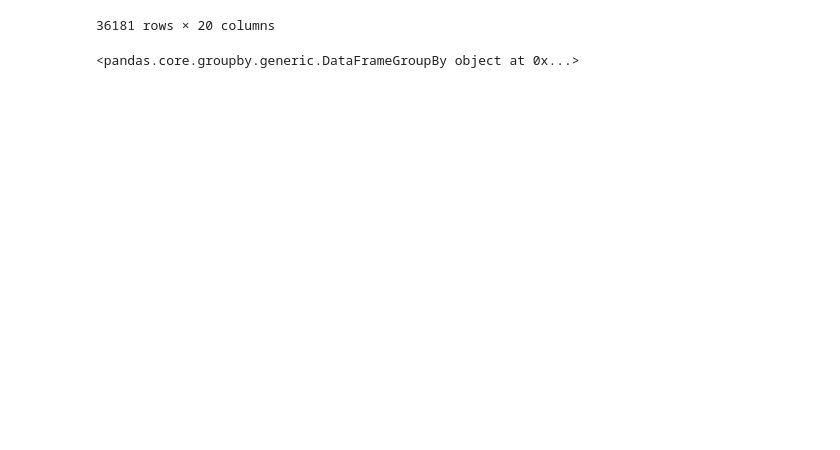
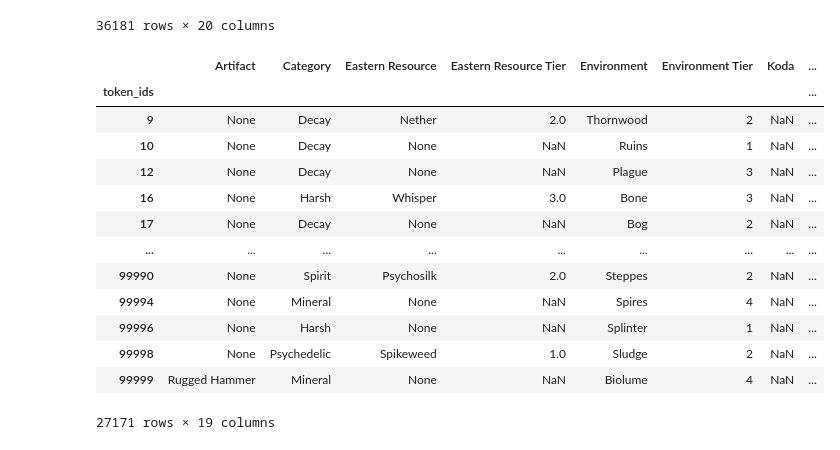
Before and after one commit to DaG0ng/Otherdeed_Price_Prediction, a Jupyter notebook: Data_Exploration.ipynb, the cells around one changed output. Drawn from its saved outputs; the diff is of its cells as text; code cells hidden in the pictures; blank space fills up the shorter version.

```diff
--- a/Data_Exploration.ipynb
+++ b/Data_Exploration.ipynb
@@ -198,6 +198,21 @@ result
 | 108948 | 99999 | Rugged Hammer | Mineral | NaN | NaN | Biolume | 4 | ... |
 36181 rows × 20 columns
 # %%
-result.groupby("token_ids"])
+result=result.groupby("token_ids").first()
-# %% [output]
-<pandas.core.groupby.generic.DataFrameGroupBy object at 0x...>
+# %%
+result
+# %% [output]
+|  | Artifact | Category | Eastern Resource | Eastern Resource Tier | Environment | Environment Tier | Koda | ... |
+| token_ids |  |  |  |  |  |  |  | ... |
+| 9 | None | Decay | Nether | 2.0 | Thornwood | 2 | NaN | ... |
+| 10 | None | Decay | None | NaN | Ruins | 1 | NaN | ... |
+| 12 | None | Decay | None | NaN | Plague | 3 | NaN | ... |
+| 16 | None | Harsh | Whisper | 3.0 | Bone | 3 | NaN | ... |
+| 17 | None | Decay | None | NaN | Bog | 2 | NaN | ... |
+| ... | ... | ... | ... | ... | ... | ... | ... | ... |
+| 99990 | None | Spirit | Psychosilk | 2.0 | Steppes | 2 | NaN | ... |
+| 99994 | None | Mineral | None | NaN | Spires | 4 | NaN | ... |
+| 99996 | None | Harsh | None | NaN | Splinter | 1 | NaN | ... |
+| 99998 | None | Psychedelic | Spikeweed | 1.0 | Sludge | 2 | NaN | ... |
+| 99999 | Rugged Hammer | Mineral | None | NaN | Biolume | 4 | NaN | ... |
+27171 rows × 19 columns
```
